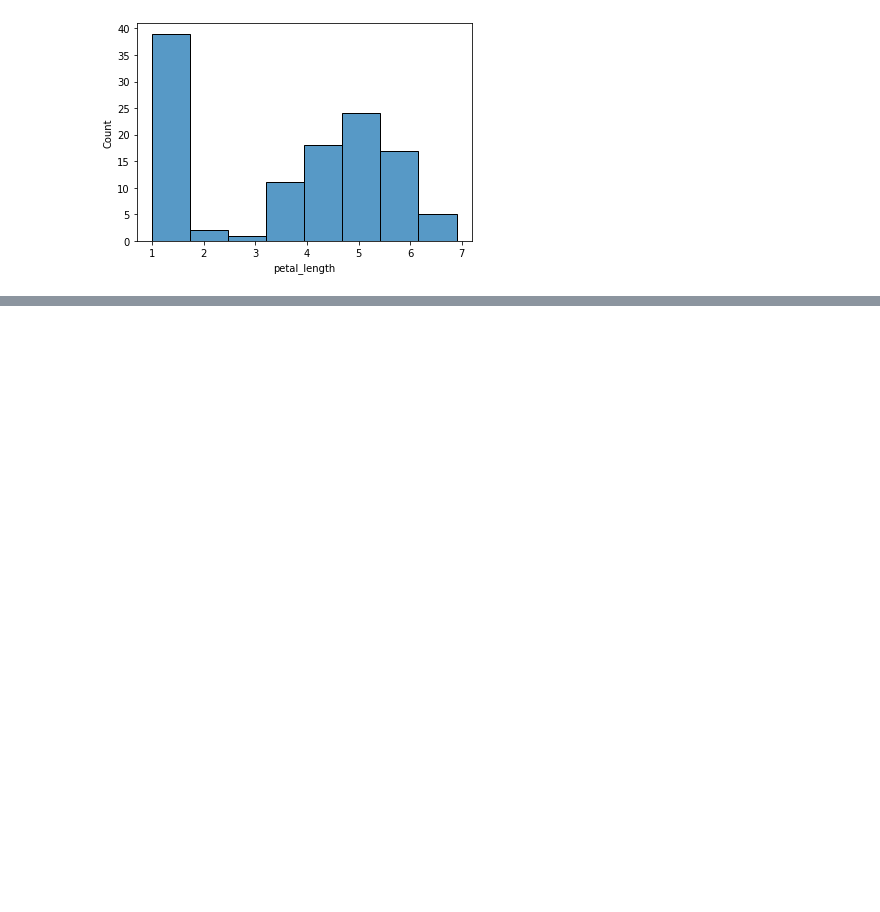
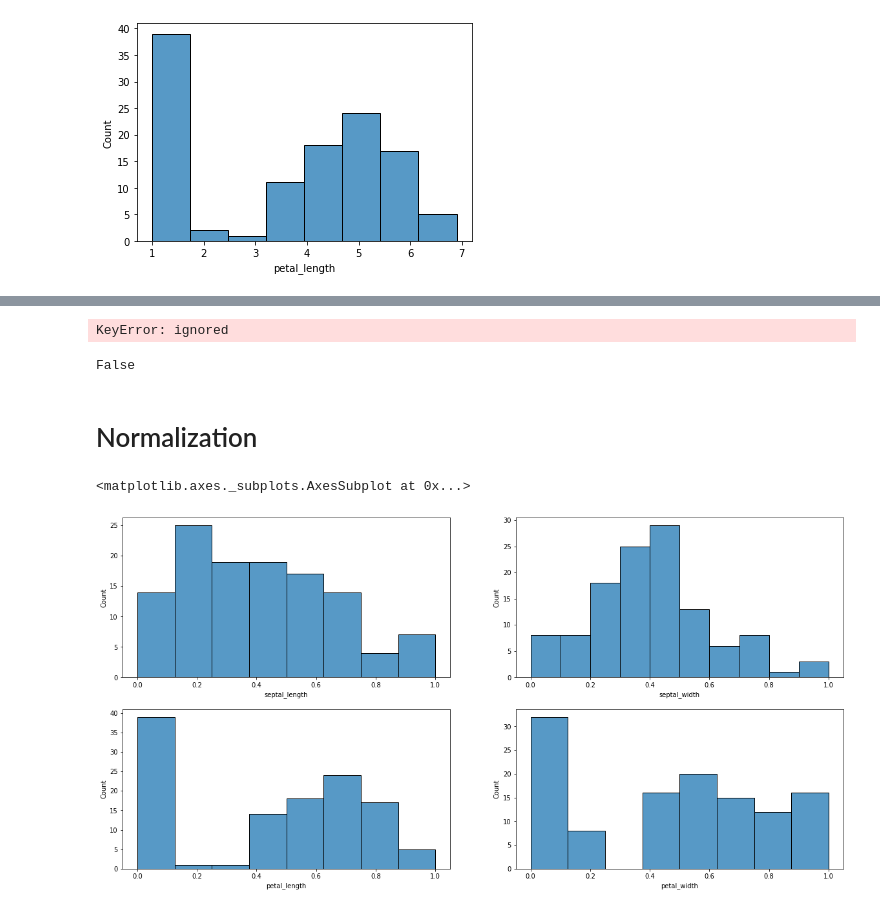
Before and after one commit to Philocreation/My_Machine_Learning, a Jupyter notebook: flawed_iris_preprocessing.ipynb, the cells around one changed output, grey strips where cells are left out. Cells and saved outputs as stored; diff of their text form; code cells hidden in the pictures; blank space fills up the shorter version.

```diff
--- a/flawed_iris_preprocessing.ipynb
+++ b/flawed_iris_preprocessing.ipynb
@@ -213,0 +259,2 @@ sns.histplot(df.petal_length)
+# %%
+working_df = df.loc[~df['class'].isnull()]
@@ -213,0 +282,2 @@ sns.histplot(df.petal_length)
+# %%
+working_df = working_df.fillna(df.mean())
@@ -213,0 +312,29 @@ sns.histplot(df.petal_length)
+# %%
+working_df.drop('color', axis='columns', inplace=True)
+# %% [output]
+KeyError: ignored
+# %%
+working_df.isnull().any().any()
+# %% [output]
+False
+# %% [markdown]
+# Normalization
+# %%
+normalized_df = (working_df - wording_df.min()) / (wording_df.max()-working_df.min())
+# %%
+plt.figure(figsize=(20,10))
+
+plt.subplot(221)
+sns.histplot(normalized_df.septal_length)
+
+plt.subplot(222)
+sns.histplot(normalized_df.septal_width)
+
+plt.subplot(223)
+sns.histplot(normalized_df.petal_length)
+
+plt.subplot(224)
+sns.histplot(normalized_df.petal_width)
+# %% [output]
+<matplotlib.axes._subplots.AxesSubplot at 0x...>
+[figure, added]
```
Also changed, not shown: parts of 18 cells of this notebook.
